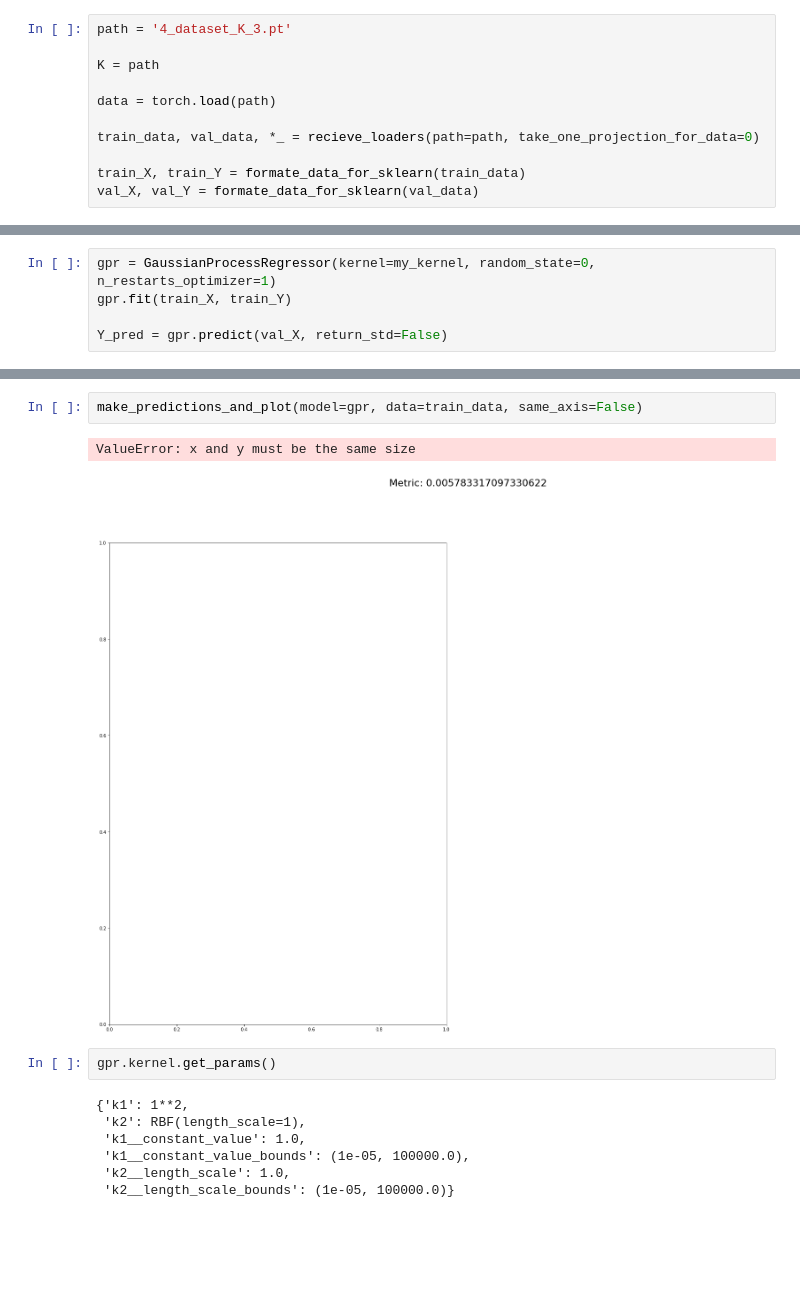
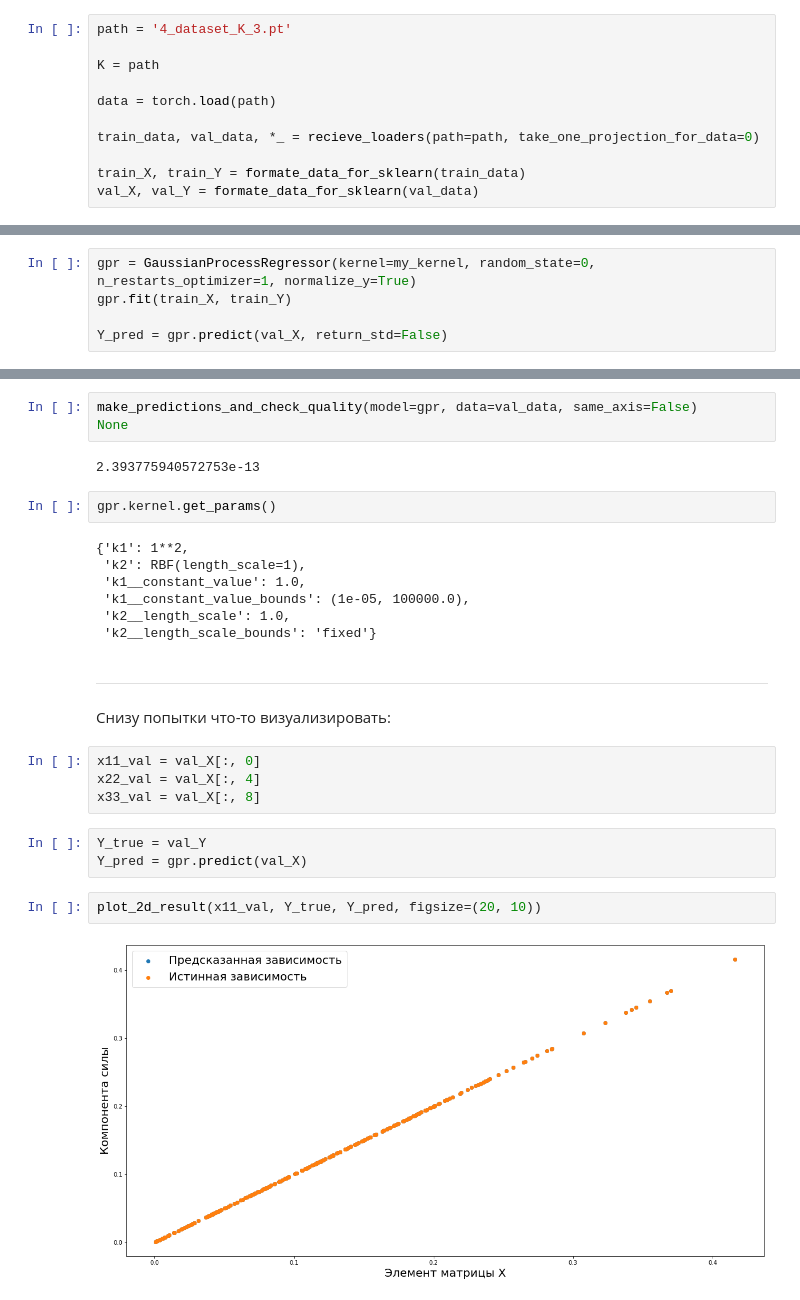
Before and after one commit to Alphonsce/Machine-learning-for-MD-project, a Jupyter notebook: gpr_sklearn.ipynb, the cells around one changed output, grey strips where cells are left out. Cells and saved outputs as stored; diff of their text form; blank space fills up the shorter version.

```diff
--- a/gpr_sklearn.ipynb
+++ b/gpr_sklearn.ipynb
@@ -173,5 +90,5 @@ len(val_X)
 # %%
-gpr = GaussianProcessRegressor(kernel=my_kernel, random_state=0, n_restarts_optimizer=1)
+gpr = GaussianProcessRegressor(kernel=my_kernel, random_state=0, n_restarts_optimizer=1, normalize_y=True)
 gpr.fit(train_X, train_Y)
 
 Y_pred = gpr.predict(val_X, return_std=False)
@@ -194,8 +103,8 @@ np.sqrt(0.005) / 0.4
 # %%
-make_predictions_and_plot(model=gpr, data=train_data, same_axis=False)
+make_predictions_and_check_quality(model=gpr, data=val_data, same_axis=False)
+None
 # %% [output]
-ValueError: x and y must be the same size
+2.393775940572753e-13
-[figure, removed]
 # %%
 gpr.kernel.get_params()
 # %% [output]
@@ -204,4 +113,18 @@ gpr.kernel.get_params()
  'k1__constant_value': 1.0,
  'k1__constant_value_bounds': (1e-05, 100000.0),
  'k2__length_scale': 1.0,
- 'k2__length_scale_bounds': (1e-05, 100000.0)}
+ 'k2__length_scale_bounds': 'fixed'}
+# %% [markdown]
+---
+Снизу попытки что-то визуализировать:
+# %%
+x11_val = val_X[:, 0]
+x22_val = val_X[:, 4]
+x33_val = val_X[:, 8]
+# %%
+Y_true = val_Y
+Y_pred = gpr.predict(val_X)
+# %%
+plot_2d_result(x11_val, Y_true, Y_pred, figsize=(20, 10))
+# %% [output]
+[figure, added]
```
Also changed, not shown: parts of 16 cells of this notebook, 10 other files.
